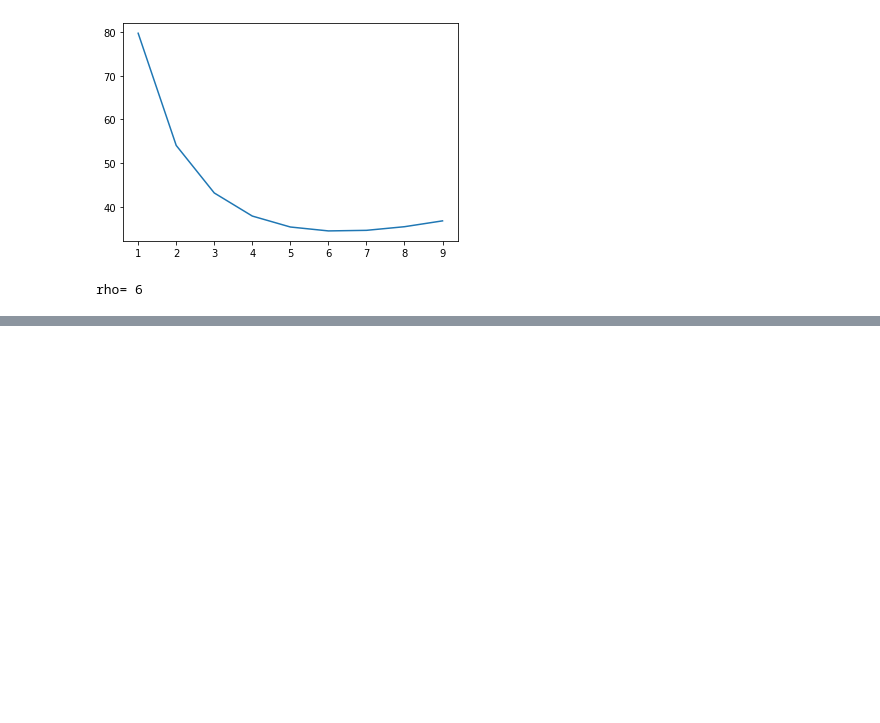
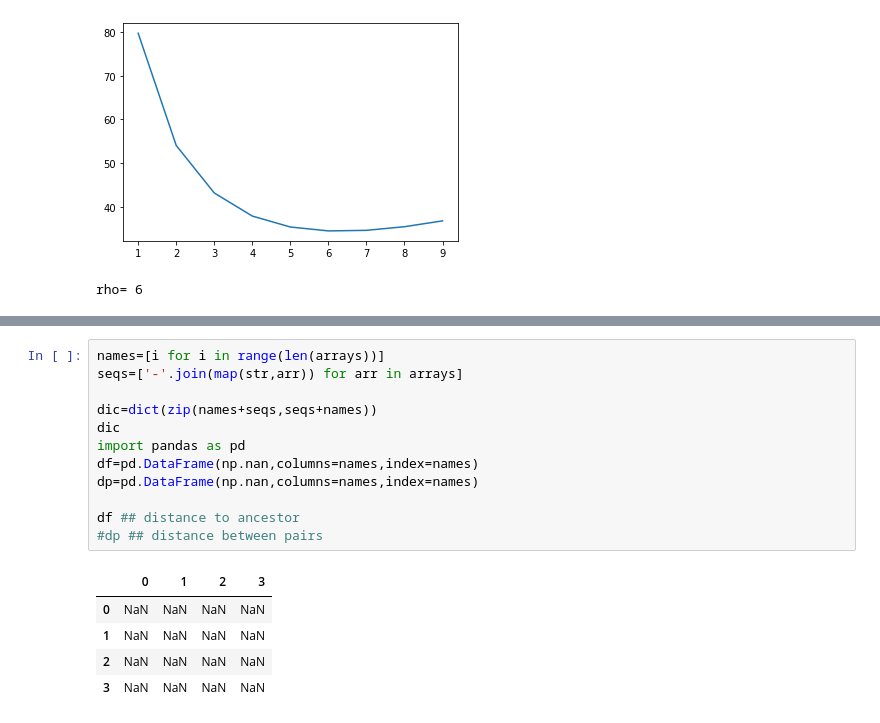
Before and after one commit to maepz/CRISPR_distance, a Jupyter notebook: CRISPR_distance_brouillon.ipynb, the cells around one changed output, grey strips where cells are left out. Saved outputs shown, nothing was run; the diff lists cells and outputs as text; blank space fills up the shorter version.

```diff
--- a/CRISPR_distance_brouillon.ipynb
+++ b/CRISPR_distance_brouillon.ipynb
@@ -1099,0 +1201,18 @@ rho= 6
+# %%
+names=[i for i in range(len(arrays))]
+seqs=['-'.join(map(str,arr)) for arr in arrays]
+
+dic=dict(zip(names+seqs,seqs+names))
+dic
+import pandas as pd
+df=pd.DataFrame(np.nan,columns=names,index=names)
+dp=pd.DataFrame(np.nan,columns=names,index=names)
+
+df ## distance to ancestor
+#dp ## distance between pairs
+# %% [output]
+|  | 0 | 1 | 2 | 3 |
+| 0 | NaN | NaN | NaN | NaN |
+| 1 | NaN | NaN | NaN | NaN |
+| 2 | NaN | NaN | NaN | NaN |
+| 3 | NaN | NaN | NaN | NaN |
```
Also changed, not shown: parts of 14 cells of this notebook, 2 other files.
